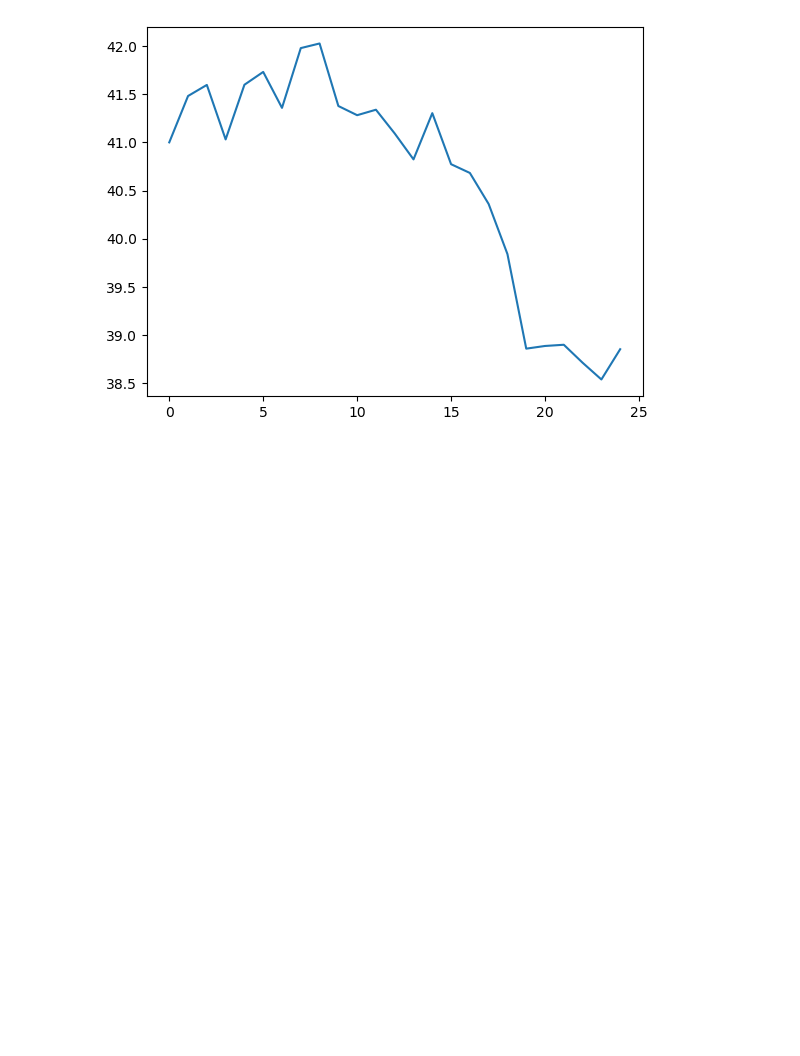
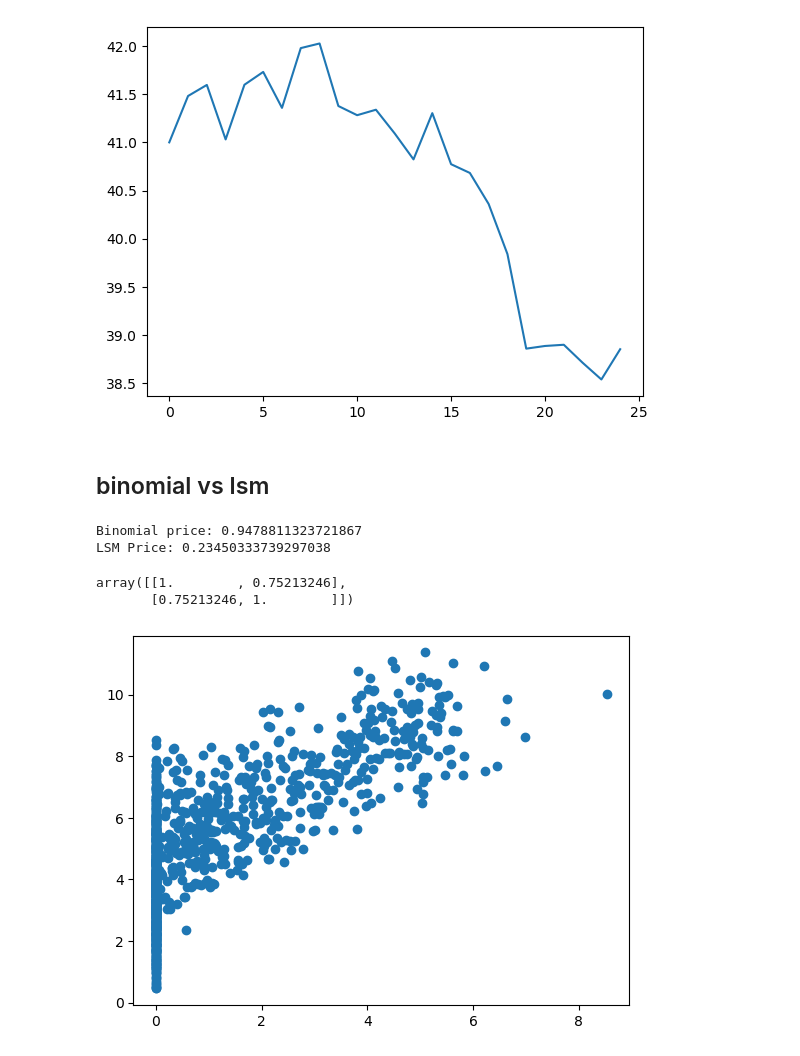
Before and after one commit to bishopcurtisj/honeybee, a Jupyter notebook: src/main.ipynb, the cells around one changed output. Cells and saved outputs as stored; diff of their text form; code cells hidden in the pictures; blank space fills up the shorter version.

Commit message:
implemented binomial model

```diff
--- a/src/main.ipynb
+++ b/src/main.ipynb
@@ -84,3 +85,40 @@ plt.plot(prices[:5][0])
 # %% [output]
 [<matplotlib.lines.Line2D at 0x...>]
 [figure]
+# %% [markdown]
+## binomial vs lsm
+# %%
+option = Contract(strike=40.0, T=5, payoff=put_payoff, h=5/260)
+prices = simulate_prices(drift=0.08,volatility=0.30, initial_price=41,T=5, n=250)
+bin_price = binomial_option(option,41.0,r=0.08,vol=0.30)
+lsm_prices = LSM_american(prices, option, discount_rate = 0.08)
+lsm_price = np.mean(lsm_prices)
+print(f'Binomial price: {bin_price}')
+print(f'LSM Price: {lsm_price}')
+# %% [output]
+Binomial price: 0.9478811323721867
+LSM Price: 0.23450333739297038
+# %%
+strikes = [40.0, 41.0, 42.0, 45.0]
+initial_prices = [39.0,41.0,42.0,45.0]
+expiries = [2,3,4,5]
+volatilities = [0.15,0.10,0.30,0.20]
+rates = [0.08,0.06,0.10,0.12]
+results = [[],[]]
+
+for strike in strikes:
+    for initial_price in initial_prices:
+        for expiry in expiries:
+            for volatility in volatilities:
+                for rate in rates:
+                    option = Contract(strike=strike, T=expiry, payoff=call_payoff, h=1/expiry)
+                    prices = simulate_prices(drift=rate,volatility=volatility, initial_price=initial_price,T=expiry, n=250)
+                    results[0].append(LSM_american(prices, option, discount_rate = rate)[0])
+                    results[1].append(binomial_option(option,initial_price,r=rate,vol=volatility))
+# %%
+plt.plot(results[0],results[1],'o')
+np.corrcoef(results[0],results[1])
+# %% [output]
+array([[1.        , 0.75213246],
+       [0.75213246, 1.        ]])
+[figure, added]
```
Also changed, not shown: parts of 1 cell of this notebook, 5 other files.
